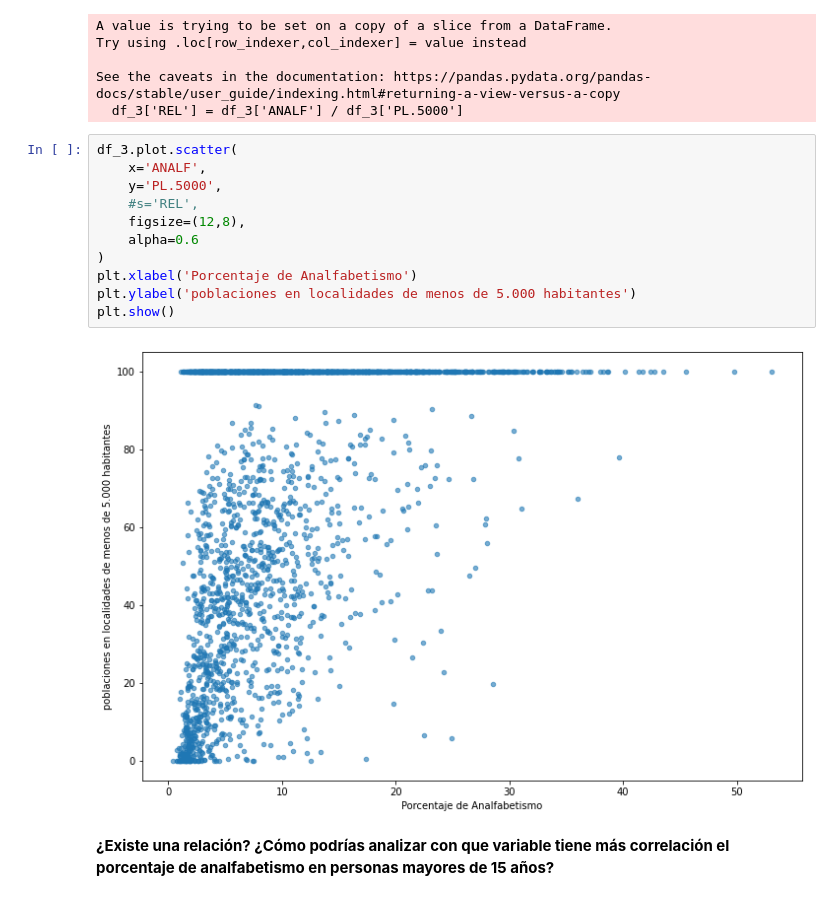
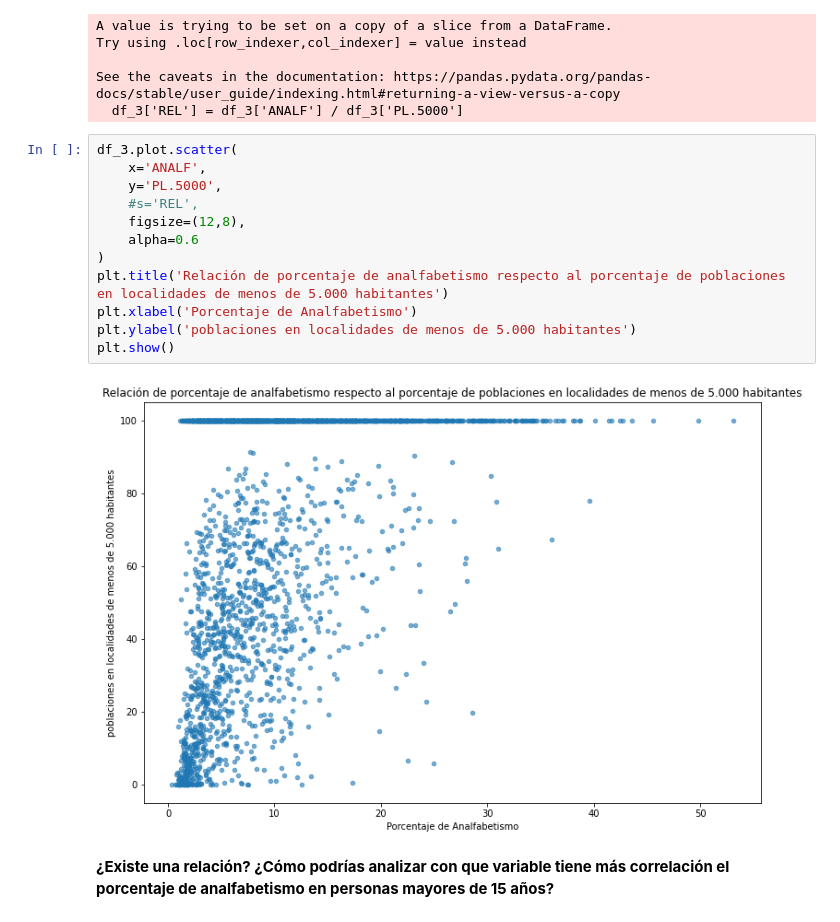
Before and after one commit to Ricardo-OB/proyecto-indice-marg, a Jupyter notebook: src/notebook_1.ipynb, the cells around one changed output. Cells and saved outputs as stored; diff of their text form.

```diff
--- a/src/notebook_1.ipynb
+++ b/src/notebook_1.ipynb
@@ -278,16 +278,17 @@ See the caveats in the documentation: https://pandas.pydata.org/pandas-docs/stab
 # %%
 df_3.plot.scatter(
     x='ANALF',
     y='PL.5000',
     #s='REL',
     figsize=(12,8),
     alpha=0.6
 )
+plt.title('Relación de porcentaje de analfabetismo respecto al porcentaje de poblaciones en localidades de menos de 5.000 habitantes')
 plt.xlabel('Porcentaje de Analfabetismo')
 plt.ylabel('poblaciones en localidades de menos de 5.000 habitantes')
 plt.show()
 # %% [output]
-[figure, old version]
+[figure, new version]
 # %% [markdown]
 **¿Existe una relación? ¿Cómo podrías analizar con que variable tiene más correlación el porcentaje de analfabetismo en personas mayores de 15 años?**
 # %% [markdown]
```
Also changed, not shown: 1 other file.
